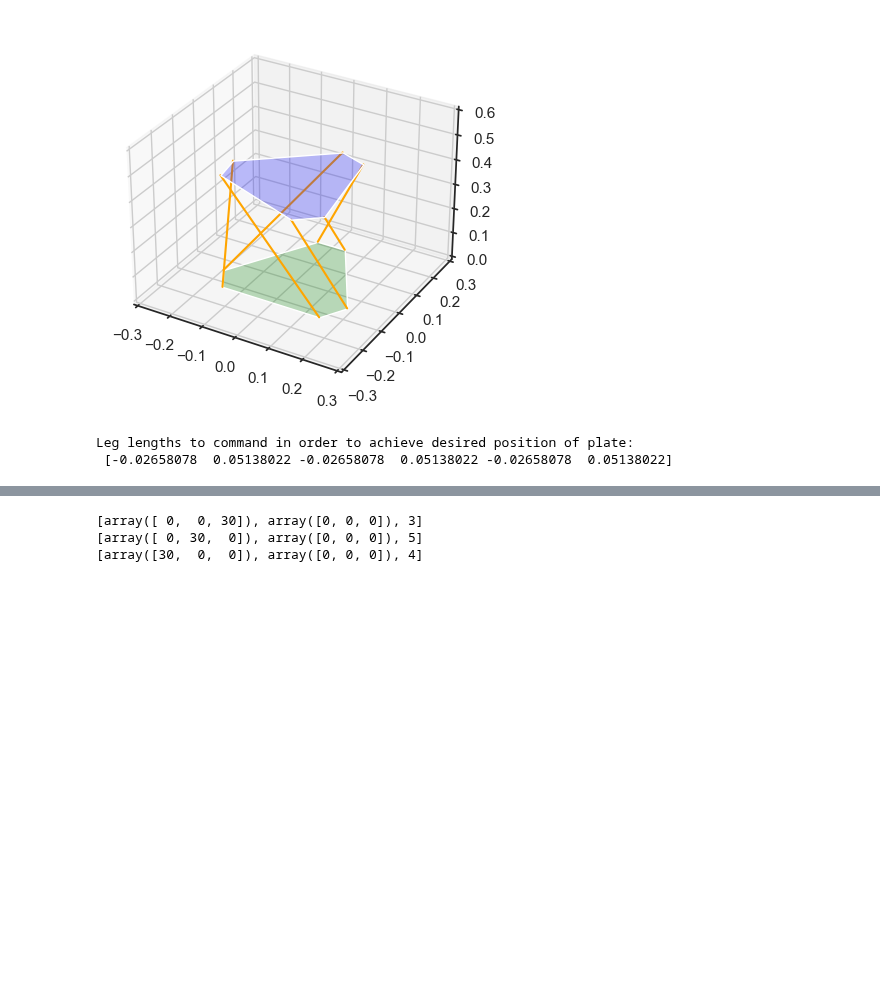
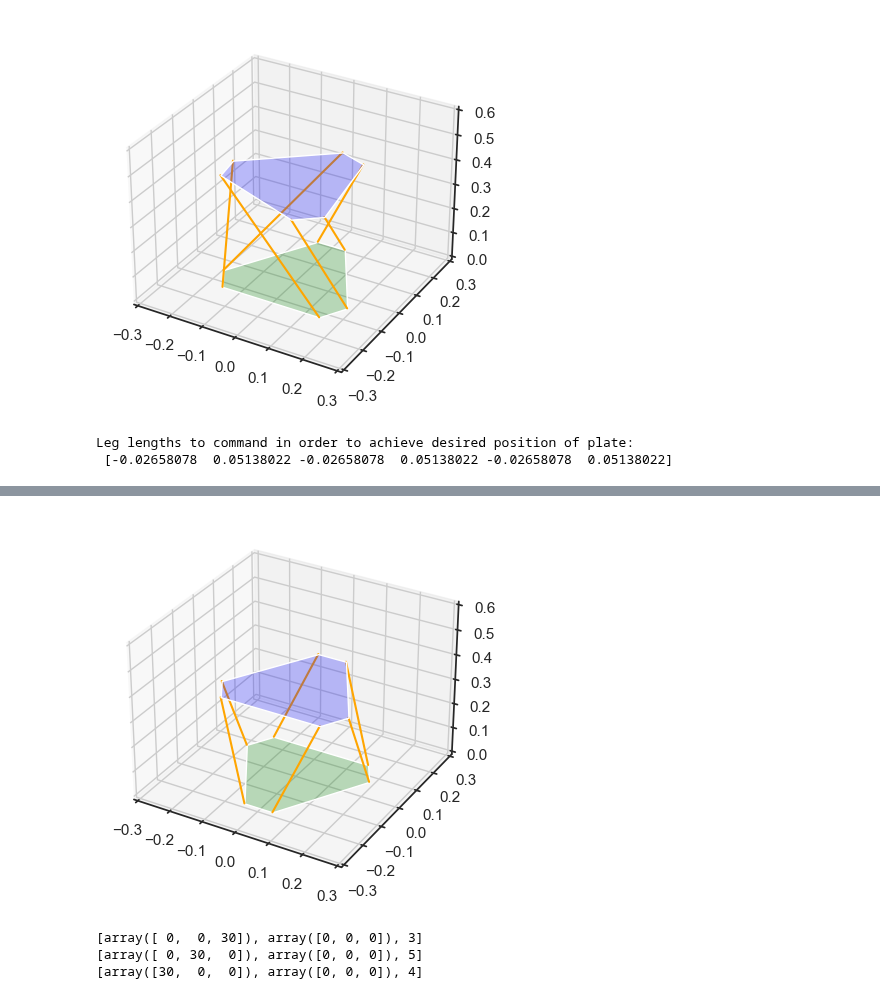
Before and after one commit to mlayek21/Stewart-Platform, a Jupyter notebook: Files/analysis.ipynb, the cells around one changed output, grey strips where cells are left out. Cells and saved outputs as stored; diff of their text form; code cells hidden in the pictures; blank space fills up the shorter version.

```diff
--- a/Files/analysis.ipynb
+++ b/Files/analysis.ipynb
@@ -296,3 +296,32 @@ plt.show()
+# %%
+'''
+Line plot for leg lengths simulation for a given input of translation and rotation of the platform.
+'''
+from scipy.interpolate import CubicSpline
+res = 2
+ax = plt.axes(projection='3d') # Data for a three-dimensional line
+ax.set_xlim3d(-0.3, 0.3)
+ax.set_ylim3d(-0.3, 0.3)
+ax.set_zlim3d(0, 0.6)
+
+ft1 = CubicSpline(np.linspace(0,1,res),np.linspace(0,0,res))
+ft2 = CubicSpline(np.linspace(0,1,res),np.linspace(0,0,res))
+ft3 = CubicSpline(np.linspace(0,1,res),np.linspace(0,0,res))
+fx = CubicSpline(np.linspace(0,1,res),np.linspace(0,0,res))
+fy = CubicSpline(np.linspace(0,1,res),np.linspace(0,0,res))
+fz = CubicSpline(np.linspace(0,1,res),np.linspace(0.09,0.09,res))
+for i in range(1,res):
+    l0 = cls.solve(np.array([fx(i),fy(i),fz(i)]), np.array([ft1(i),ft2(i),ft3(i)]))
+    # ax.add_collection3d(Poly3DCollection([list(np.transpose(s.B))]), zs='z')
+    ax.add_collection3d(Poly3DCollection([list(np.transpose(cls.B))], facecolors='green', alpha=0.25))
+
+    # ax.add_collection3d(base_plot, zs='z')
+    ax.add_collection3d(Poly3DCollection([list(np.transpose(cls.L))], facecolors='blue', alpha=0.25))
+
+    plot3D_line(ax, cls.B, cls.L, 'orange')
+plt.show()
+# %% [output]
+[figure, added]
 # %%
 import numpy as np
 # Roll, pitch and yaw angles of the platform
```
Also changed, not shown: parts of 2 cells of this notebook, 6 other files.
